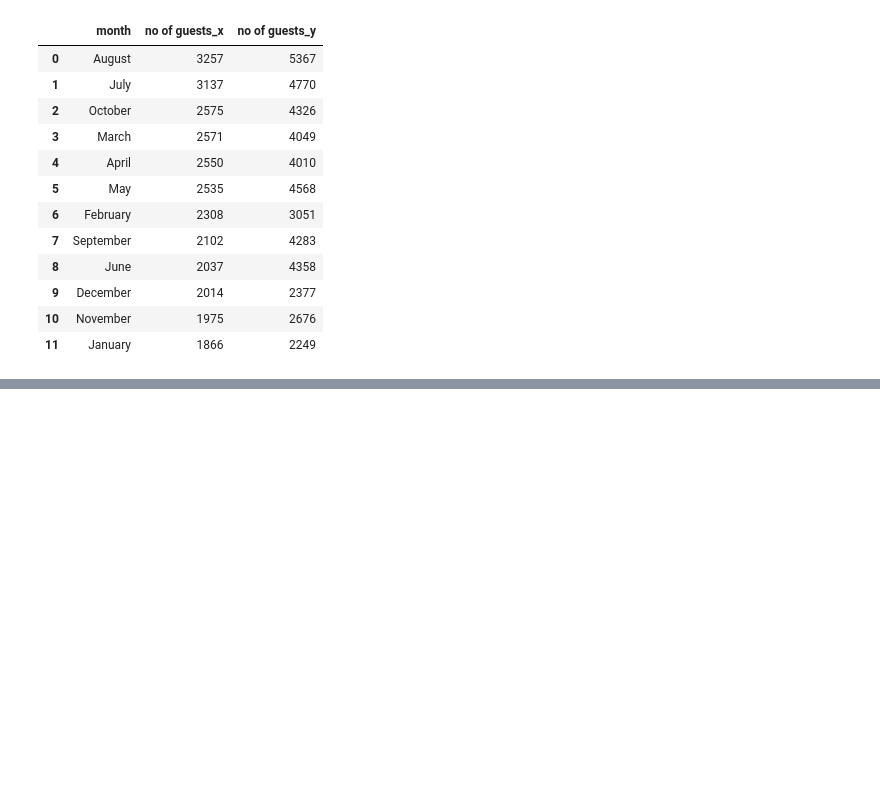
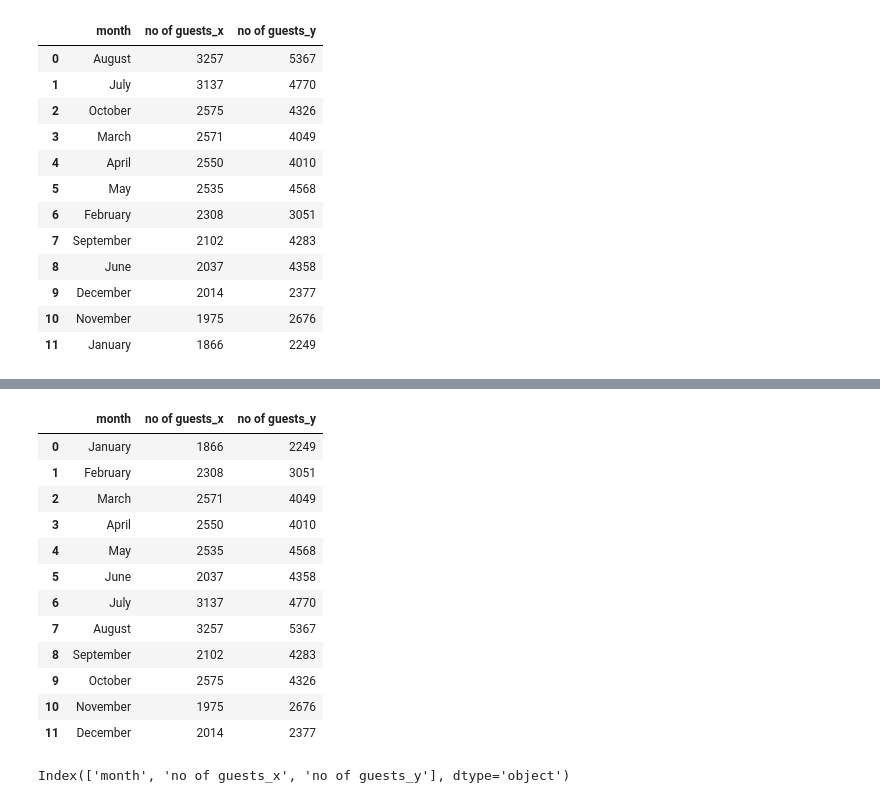
Before and after one commit to purnenduvashistha/Hotel-Booking-Cancellation, a Jupyter notebook: Booking_cancellation.ipynb, the cells around one changed output, grey strips where cells are left out. Saved outputs shown, nothing was run; the diff lists cells and outputs as text; code cells hidden in the pictures; blank space fills up the shorter version.

Commit message:
Analysing guests per month

```diff
--- a/Booking_cancellation.ipynb
+++ b/Booking_cancellation.ipynb
@@ -391,0 +396,21 @@ final_rush.columns
+# %%
+final_rush=sort_data(final_rush,'month')
+final_rush
+# %% [output]
+|  | month | no of guests_x | no of guests_y |
+| 0 | January | 1866 | 2249 |
+| 1 | February | 2308 | 3051 |
+| 2 | March | 2571 | 4049 |
+| 3 | April | 2550 | 4010 |
+| 4 | May | 2535 | 4568 |
+| 5 | June | 2037 | 4358 |
+| 6 | July | 3137 | 4770 |
+| 7 | August | 3257 | 5367 |
+| 8 | September | 2102 | 4283 |
+| 9 | October | 2575 | 4326 |
+| 10 | November | 1975 | 2676 |
+| 11 | December | 2014 | 2377 |
+# %%
+final_rush.columns
+# %% [output]
+Index(['month', 'no of guests_x', 'no of guests_y'], dtype='object')
```
Also changed, not shown: parts of 5 cells of this notebook.
